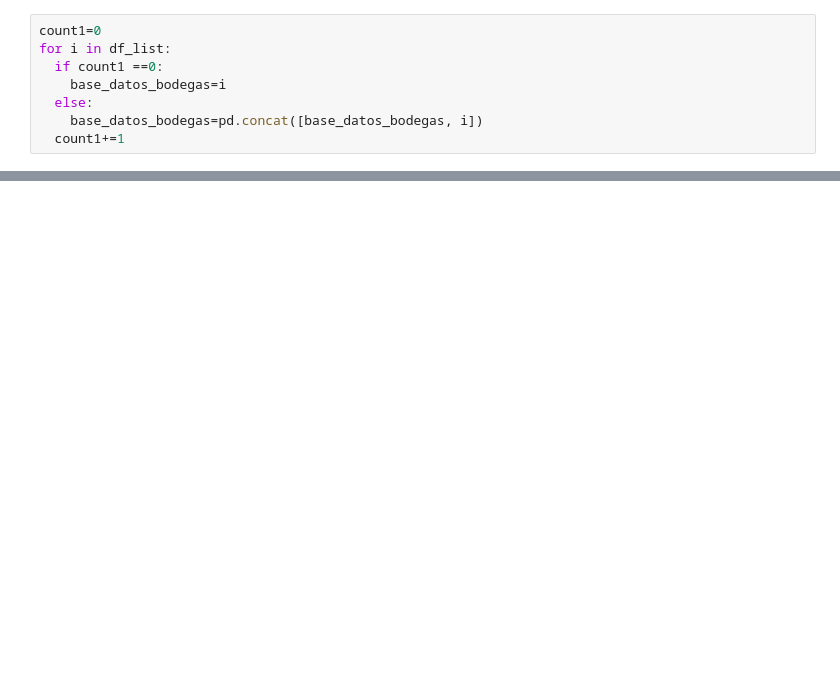
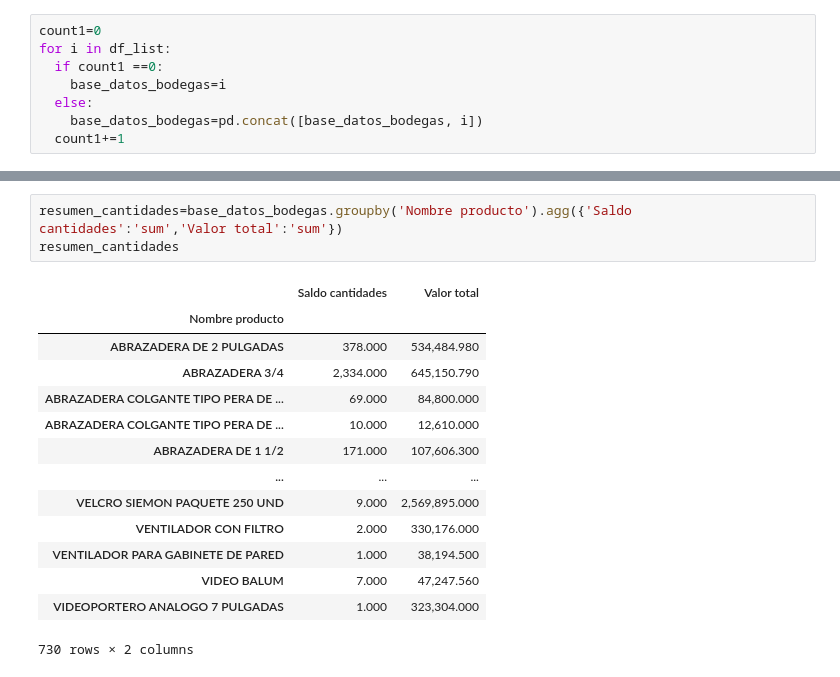
Before and after one commit to diegogonzalezc/compiled_inventory, a Jupyter notebook: Cuantificacion_invenarios.ipynb, the cells around one changed output, grey strips where cells are left out. Drawn from its saved outputs; the diff is of its cells as text; blank space fills up the shorter version.

```diff
--- a/Cuantificacion_invenarios.ipynb
+++ b/Cuantificacion_invenarios.ipynb
@@ -164 +173,19 @@ Total
+# %%
+resumen_cantidades=base_datos_bodegas.groupby('Nombre producto').agg({'Saldo cantidades':'sum','Valor total':'sum'})
+resumen_cantidades
+# %% [output]
+|  | Saldo cantidades | Valor total |
+| Nombre producto |  |  |
+| ABRAZADERA DE 2 PULGADAS | 378.000 | 534,484.980 |
+| ABRAZADERA 3/4 | 2,334.000 | 645,150.790 |
+| ABRAZADERA COLGANTE TIPO PERA DE ... | 69.000 | 84,800.000 |
+| ABRAZADERA COLGANTE TIPO PERA DE ... | 10.000 | 12,610.000 |
+| ABRAZADERA DE 1 1/2 | 171.000 | 107,606.300 |
+| ... | ... | ... |
+| VELCRO SIEMON PAQUETE 250 UND | 9.000 | 2,569,895.000 |
+| VENTILADOR CON FILTRO | 2.000 | 330,176.000 |
+| VENTILADOR PARA GABINETE DE PARED | 1.000 | 38,194.500 |
+| VIDEO BALUM | 7.000 | 47,247.560 |
+| VIDEOPORTERO ANALOGO 7 PULGADAS | 1.000 | 323,304.000 |
+730 rows × 2 columns
 # %%
```
Also changed, not shown: parts of 19 cells of this notebook.
